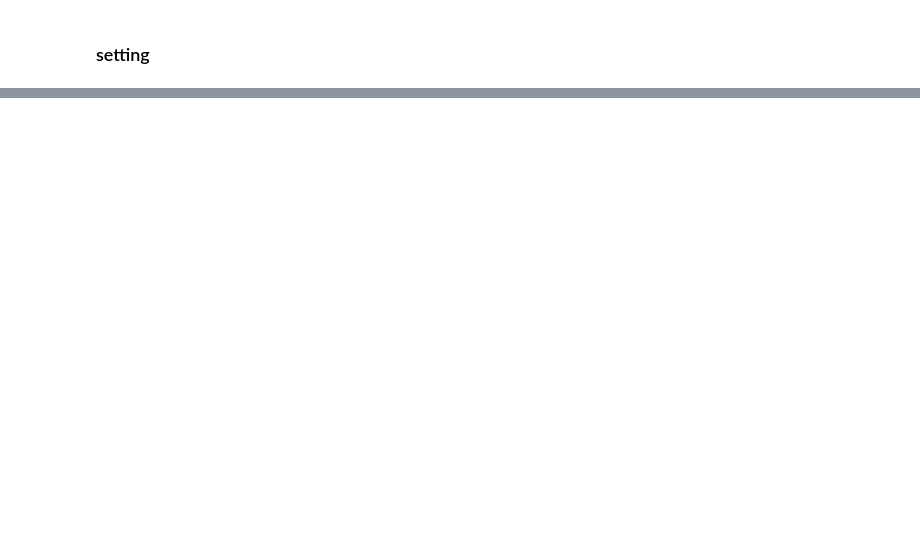
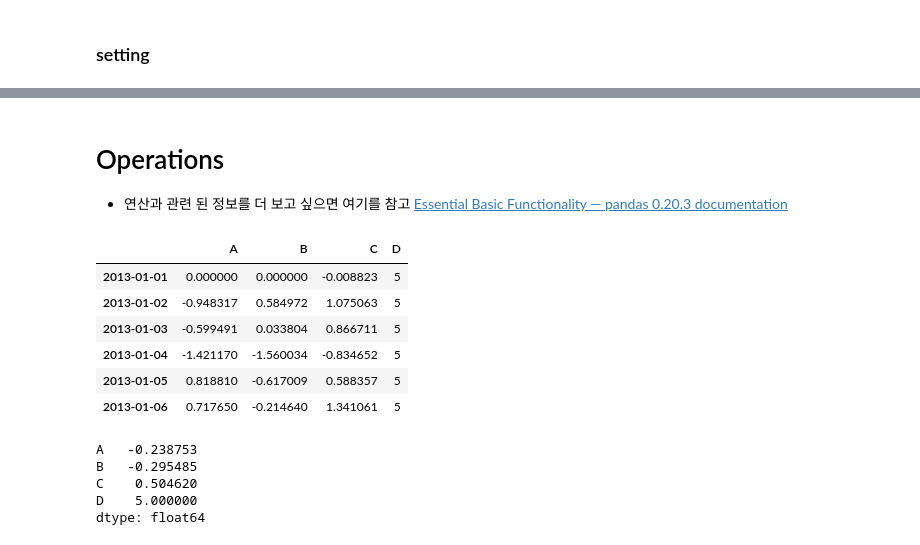
Before and after one commit to heemokyim/dsschool-study-notebook, a Jupyter notebook: 2nd-week-titanic/10min_pandas.ipynb, the cells around one changed output, grey strips where cells are left out. Cells and saved outputs as stored; diff of their text form; code cells hidden in the pictures; blank space fills up the shorter version.

Commit message:
modify 10min to pandas

```diff
--- a/2nd-week-titanic/10min_pandas.ipynb
+++ b/2nd-week-titanic/10min_pandas.ipynb
@@ -255,0 +344,23 @@ df2
+# %% [markdown]
+# Operations
+* 연산과 관련 된 정보를 더 보고 싶으면 여기를 참고 [Essential Basic Functionality — pandas 0.20.3 documentation](https://pandas.pydata.org/pandas-docs/stable/basics.html#basics-binop)
+# %%
+df
+# %% [output]
+|  | A | B | C | D |
+| 2013-01-01 | 0.000000 | 0.000000 | -0.008823 | 5 |
+| 2013-01-02 | -0.948317 | 0.584972 | 1.075063 | 5 |
+| 2013-01-03 | -0.599491 | 0.033804 | 0.866711 | 5 |
+| 2013-01-04 | -1.421170 | -1.560034 | -0.834652 | 5 |
+| 2013-01-05 | 0.818810 | -0.617009 | 0.588357 | 5 |
+| 2013-01-06 | 0.717650 | -0.214640 | 1.341061 | 5 |
+# %%
+# 연산에서는 일반적으로 유실 데이터를 제외한다.
+
+df.mean()
+# %% [output]
+A   -0.238753
+B   -0.295485
+C    0.504620
+D    5.000000
+dtype: float64
```
Also changed, not shown: parts of 36 cells of this notebook.
